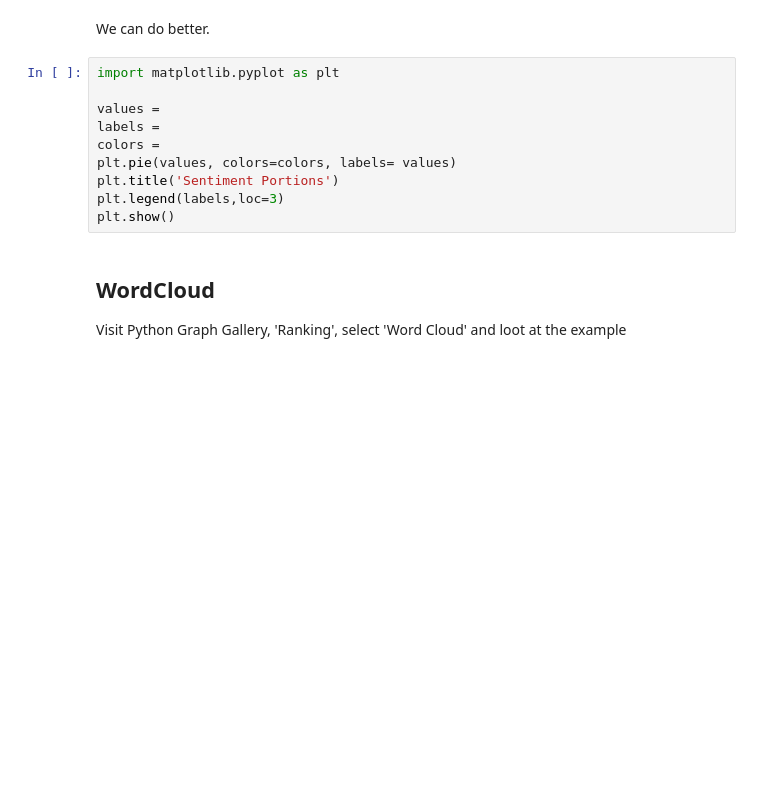
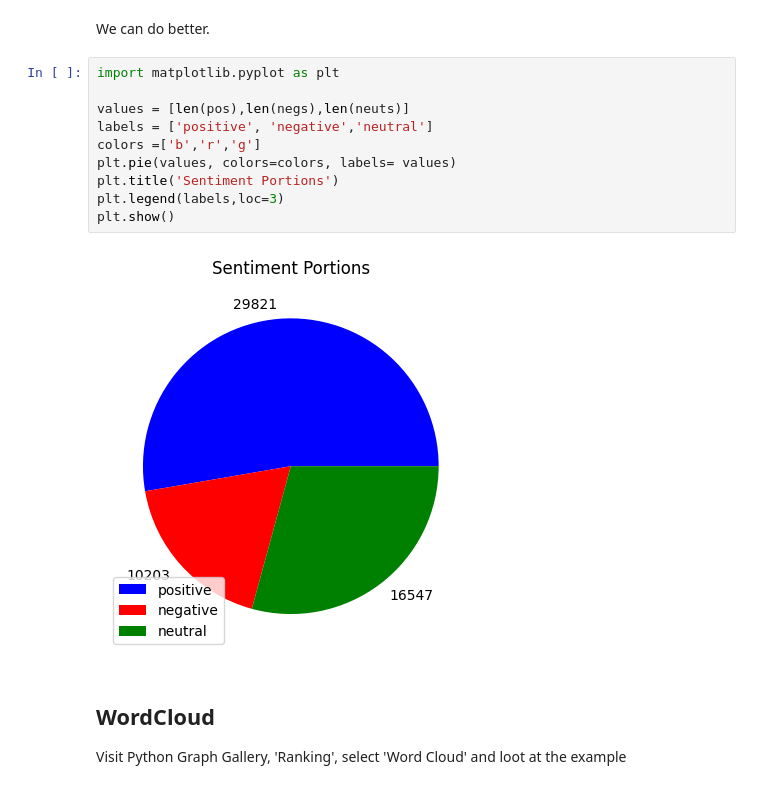
Before and after one commit to Suweslab/Sentiments, a Jupyter notebook: visualise_twitter.ipynb, the cells around one changed output. Drawn from its saved outputs; the diff is of its cells as text; blank space fills up the shorter version.

```diff
--- a/visualise_twitter.ipynb
+++ b/visualise_twitter.ipynb
@@ -174,13 +207,15 @@ We can do better.
 # %%
 import matplotlib.pyplot as plt
 
-values =
-labels =
-colors =
+values = [len(pos),len(negs),len(neuts)]
+labels = ['positive', 'negative','neutral']
+colors =['b','r','g']
 plt.pie(values, colors=colors, labels= values)
 plt.title('Sentiment Portions')
 plt.legend(labels,loc=3)
 plt.show()
+# %% [output]
+[figure, added]
 # %% [markdown]
 ## WordCloud
 
```
Also changed, not shown: parts of 8 cells of this notebook.
